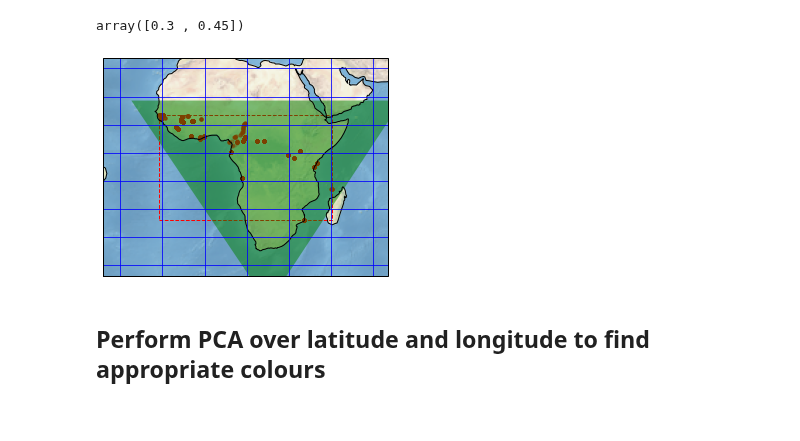
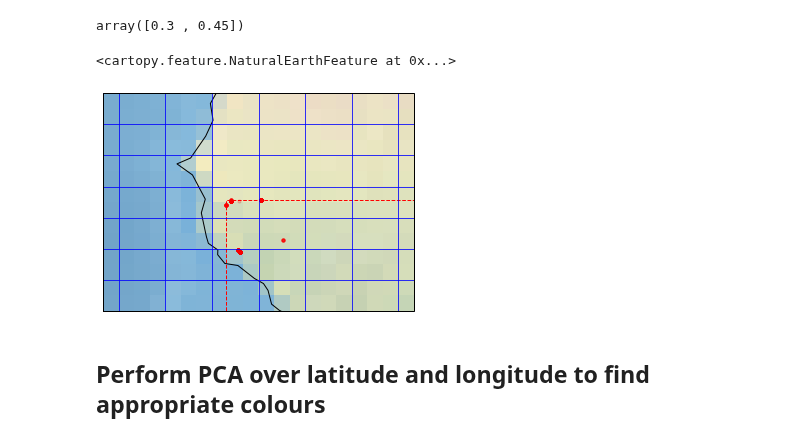
Before and after one commit to malariagen/ag1000g-phase3-data-paper, a Jupyter notebook: notebooks/pca_figure_gamb_colu.ipynb, the cells around one changed output. Saved outputs shown, nothing was run; the diff lists cells and outputs as text; code cells hidden in the pictures.

```diff
--- a/notebooks/pca_figure_gamb_colu.ipynb
+++ b/notebooks/pca_figure_gamb_colu.ipynb
@@ -92,48 +101,58 @@ array([0.3 , 0.45])
+# %%
+cfeature.STATES
+# %% [output]
+<cartopy.feature.NaturalEarthFeature at 0x...>
 # %%
 projection=  ccrs.PlateCarree()
 transform = ccrs.PlateCarree()
 
 ax = plt.axes(projection=projection)
 ax.stock_img()
 
-ax.set_xlim(BBox[0] - 20, BBox[1] + 20)
-ax.set_ylim(BBox[2] - 20, BBox[3] + 20)
+
+xlims = -20, -10
+ylims = 10, 17
+
+
+
+ax.set_xlim(*xlims)
+ax.set_ylim(*ylims)
 
 ax.scatter(
             df_species_samples.longitude,
             df_species_samples.latitude,
             zorder=1, alpha= 0.2, c='r', s=10,
             transform=transform
 )
 
 ax.add_patch(
                 mpatches.Rectangle(
                     xy=[longitude_min, latitude_min], width=longitude_width, height=latitude_height,
                     edgecolor='red',
                     linestyle='--',
                     fill=False,
                     transform=transform
                 )
              )
 
-ax.add_patch(
-                mpatches.Polygon(
-                    xy=[
-                        [longitude_min - 10, latitude_max + 5],
-                        [longitude_max + 25, latitude_max + 5],
-                        [longitude_max / 2, latitude_min - 30]
-                    ],
-                    closed=True,
-                    facecolor='green',
-                    alpha=0.5,
-                    transform=transform
-                )
+# ax.add_patch(
+#                 mpatches.Polygon(
+#                     xy=[
+#                         [longitude_min - 10, latitude_max + 5],
+#                         [longitude_max + 25, latitude_max + 5],
+#                         [longitude_max / 2, latitude_min - 30]
+#                     ],
+#                     closed=True,
+#                     facecolor='green',
+#                     alpha=0.5,
+#                     transform=transform
+#                 )
 
-             )
+#              )
 
 ax.gridlines(color='blue')
 ax.coastlines()
-
+ax.add_feature(cfeature.STATES.with_scale('50m'))
 plt.show()
 # %% [output]
-[figure, old version]
+[figure, new version]
```
Also changed, not shown: parts of 43 cells of this notebook, 2 other files.
